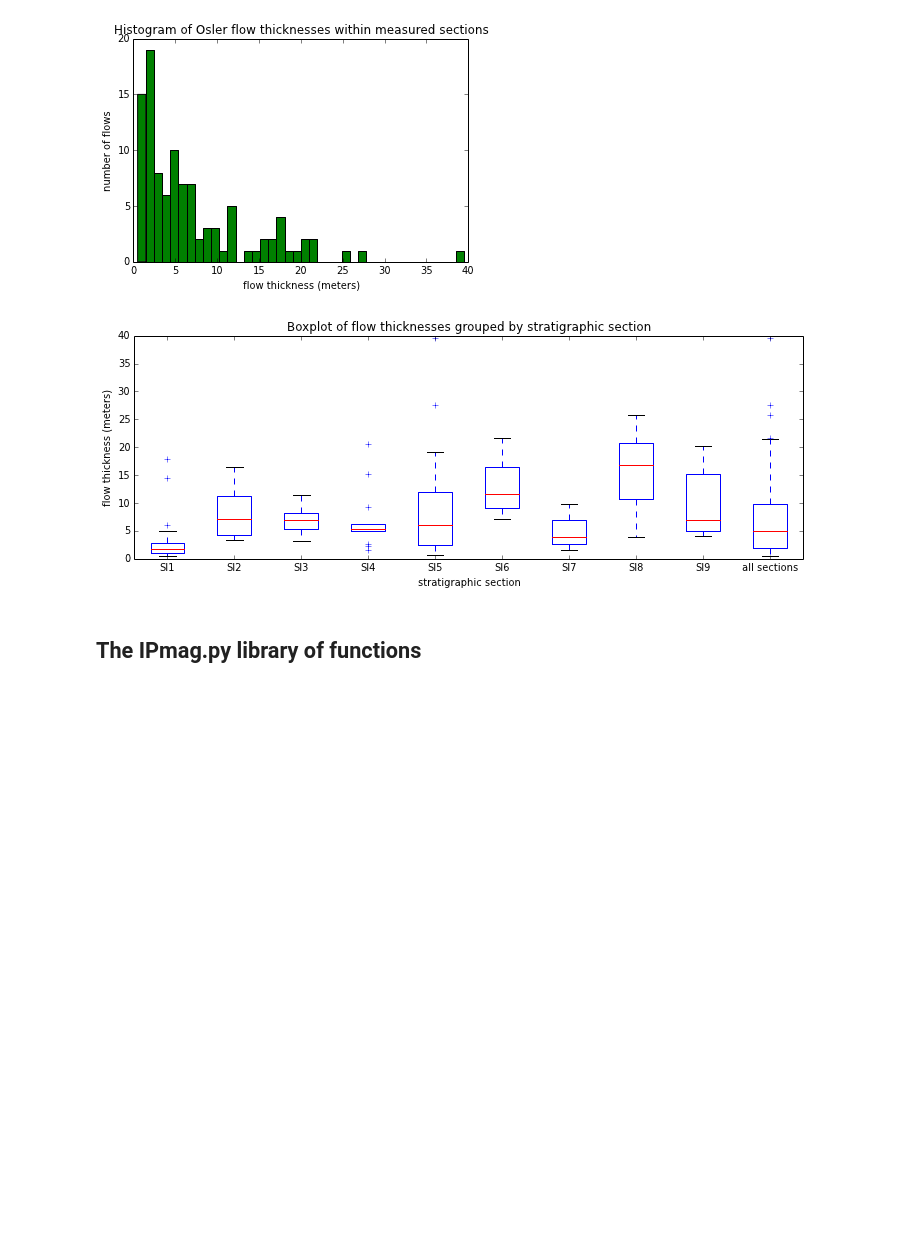
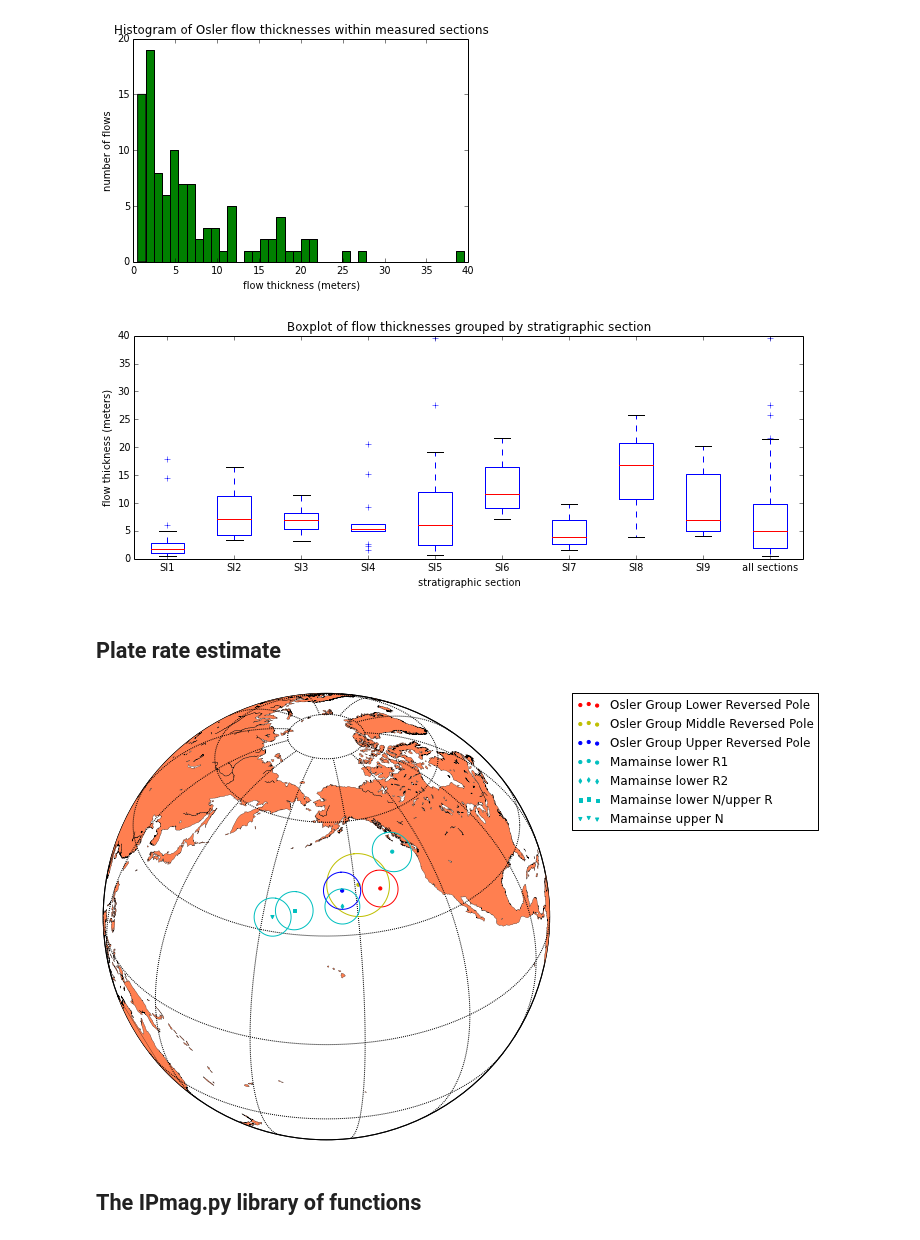
Before and after one commit to Swanson-Hysell/2014_Swanson-Hysell-et-al_Osler, a Jupyter notebook: 2014_Osler_Code/2014_Osler_Data_Analysis.ipynb, the cells around one changed output. Saved outputs shown, nothing was run; the diff lists cells and outputs as text; code cells hidden in the pictures; blank space fills up the shorter version.

Commit message:
Adding new analysis with additional Midcontinent Rift paleomagnetic poles

```diff
--- a/2014_Osler_Code/2014_Osler_Data_Analysis.ipynb
+++ b/2014_Osler_Code/2014_Osler_Data_Analysis.ipynb
@@ -826,6 +826,84 @@ The third quartile thickness is:
 9.8
 [figure]
 [figure]
+# %% [markdown]
+## Plate rate estimate
+# %%
+pars_1=pmag.fisher_mean(SI_LowerThird_Poles)
+pars_2=pmag.fisher_mean(SI_MiddleThird_Poles)
+pars_3=pmag.fisher_mean(SI_UpperThird_Poles)
+
+figure(figsize=(8, 8))
+m = Basemap(projection='ortho',lat_0=35,lon_0=200,resolution='l')
+# draw coastlines, country boundaries, fill continents.
+m.drawcoastlines(linewidth=0.25)
+#map.drawcountries(linewidth=0.25)
+m.fillcontinents(color='coral',lake_color='white')
+m.drawmapboundary(fill_color='white')
+m.drawmeridians(np.arange(0,360,30))
+m.drawparallels(np.arange(-90,90,30))
+
+plong,plat=pars_1['dec'],pars_1['inc']
+centerlon, centerlat = m(plong,plat)
+A95=pars_1['alpha95']
+A95_km=A95*111.32
+m.scatter(centerlon,centerlat,10,marker='o',color='r',
+          label='Osler Group Lower Reversed Pole')
+IPmag.equi(m, plong, plat, A95_km,'r')
+
+plong,plat=pars_2['dec'],pars_2['inc']
+centerlon, centerlat = m(plong,plat)
+A95=pars_2['alpha95']
+A95_km=A95*111.32
+m.scatter(centerlon,centerlat,10,marker='o',color='y',
+          label='Osler Group Middle Reversed Pole')
+IPmag.equi(m, plong, plat, A95_km,'y')
+
+plong,plat=pars_3['dec'],pars_3['inc']
+centerlon, centerlat = m(plong,plat)
+A95=pars_3['alpha95']
+A95_km=A95*111.32
+m.scatter(centerlon,centerlat,10,marker='o',color='b',
+          label='Osler Group Upper Reversed Pole')
+IPmag.equi(m, plong, plat, A95_km,'b')
+
+plong,plat=227.0,49.5
+centerlon, centerlat = m(plong,plat)
+A95=5.3
+A95_km=A95*111.32
+m.scatter(centerlon,centerlat,10,marker='o',color='c',
+          label='Mamainse lower R1')
+IPmag.equi(m, plong, plat, A95_km,'c')
+
+
+plong,plat=205.2,37.5
+centerlon, centerlat = m(plong,plat)
+A95=4.5
+A95_km=A95*111.32
+m.scatter(centerlon,centerlat,10,marker='d',color='c',
+          label='Mamainse lower R2')
+IPmag.equi(m, plong, plat, A95_km,'c')
+
+plong,plat=189.7,36.1
+centerlon, centerlat = m(plong,plat)
+A95=4.9
+A95_km=A95*111.32
+m.scatter(centerlon,centerlat,10,marker='s',color='c',
+          label='Mamainse lower N/upper R')
+IPmag.equi(m, plong, plat, A95_km,'c')
+
+plong,plat=183.1,33.7
+centerlon, centerlat = m(plong,plat)
+A95=4.9
+A95_km=A95*111.32
+m.scatter(centerlon,centerlat,10,marker='v',color='c',
+          label='Mamainse upper N')
+IPmag.equi(m, plong, plat, A95_km,'c')
+
+legend(bbox_to_anchor=(1.05, 1), loc=2, borderaxespad=0.)
+plt.show()
+# %% [output]
+[figure, added]
 # %% [markdown]
 ## The IPmag.py library of functions
 # %% [markdown]
```
